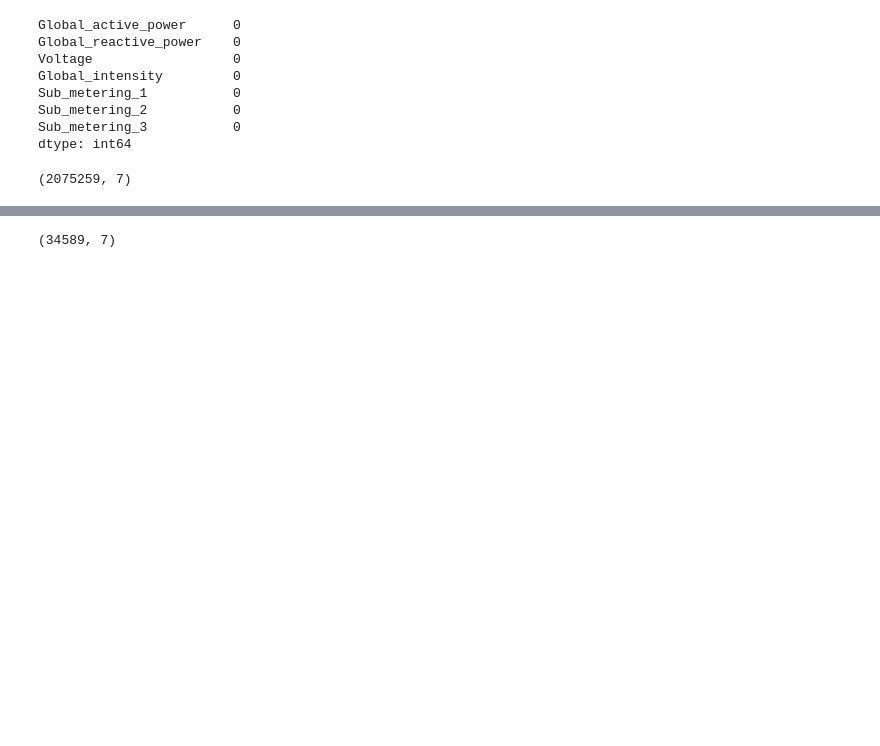
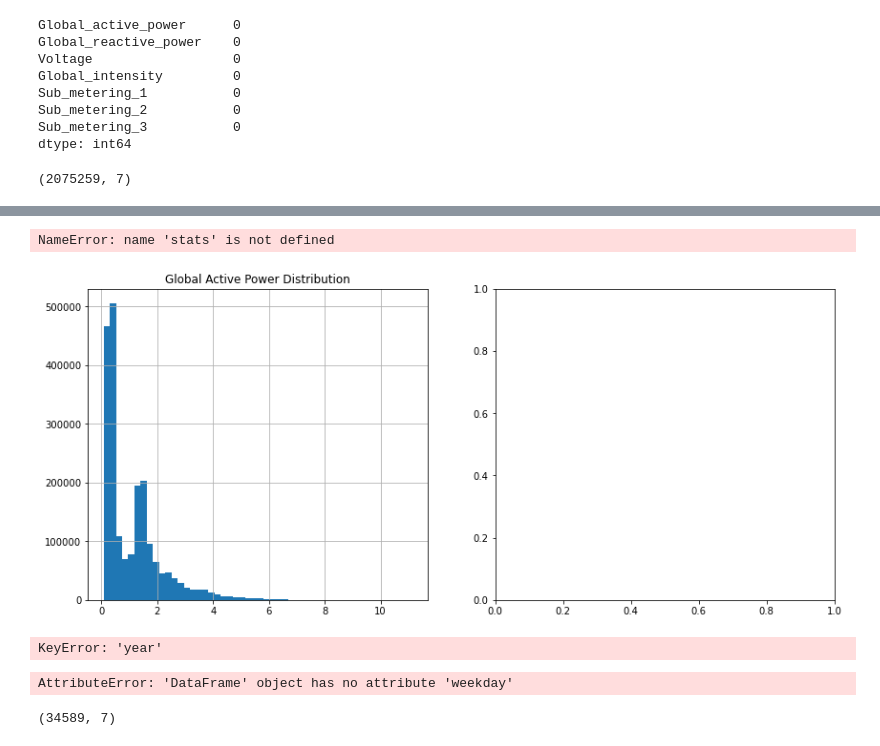
Before and after one commit to rakiiibul/House-hold-electrice-power-consumptiuon_LSTM, a Jupyter notebook: main.ipynb, the cells around one changed output, grey strips where cells are left out. Drawn from its saved outputs; the diff is of its cells as text; code cells hidden in the pictures; blank space fills up the shorter version.

```diff
--- a/main.ipynb
+++ b/main.ipynb
@@ -108,3 +136,34 @@ df.shape
+# %%
+#Global Active Power Distribution
+plt.figure(figsize=(14,6))
+plt.subplot(1,2,1)
+df['Global_active_power'].hist(bins=50)
+plt.title('Global Active Power Distribution')
+plt.subplot(1,2,2)
+stats.probplot(df['Global_active_power'], plot=plt);
+df1.describe().T
+# %% [output]
+NameError: name 'stats' is not defined
+[figure, added]
+# %%
+#Global Active Power by Years
+pd.pivot_table(df.loc[df['year'] != 2006], values = "Global_active_power",
+               columns = "year", index = "month").plot(subplots = True, figsize=(12, 12), layout=(3, 5), sharey=True);
+# %% [output]
+KeyError: 'year'
+# %%
+#Global Active Power Consumption in Weekdays vs. Weekends
+dic={0:'Weekend',1:'Weekday'}
+df['Day'] = df.weekday.map(dic)
+a=plt.figure(figsize=(9,4))
+plt1=sns.boxplot('year','Global_active_power',hue='Day',width=0.6,fliersize=3,
+                    data=df)
+a.legend(loc='upper center', bbox_to_anchor=(0.5, 1.00), shadow=True, ncol=2)
+sns.despine(left=True, bottom=True)
+plt.xlabel('')
+plt.tight_layout()
+# %% [output]
+AttributeError: 'DataFrame' object has no attribute 'weekday'
 # %%
 def series_to_supervised(data, n_in=1, n_out=1, dropnan=True):
     n_vars = 1 if type(data) is list else data.shape[1]
```
Also changed, not shown: parts of 3 cells of this notebook.
